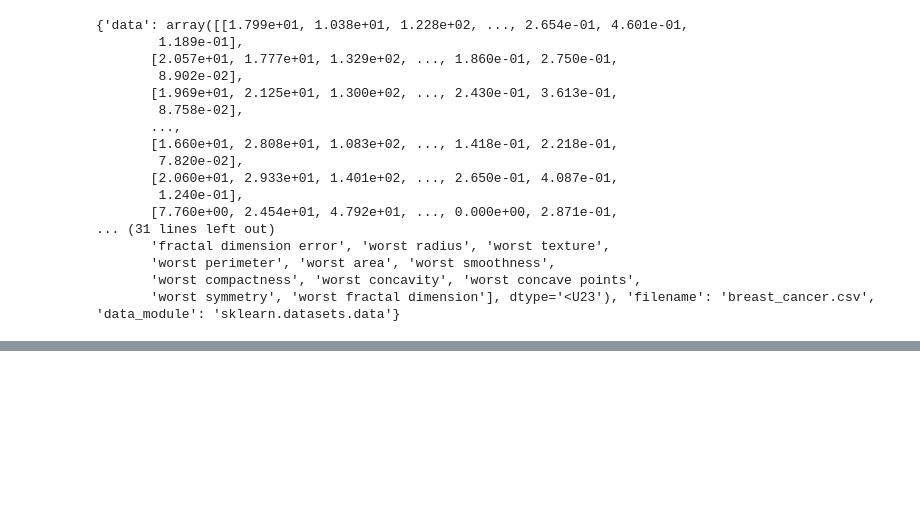
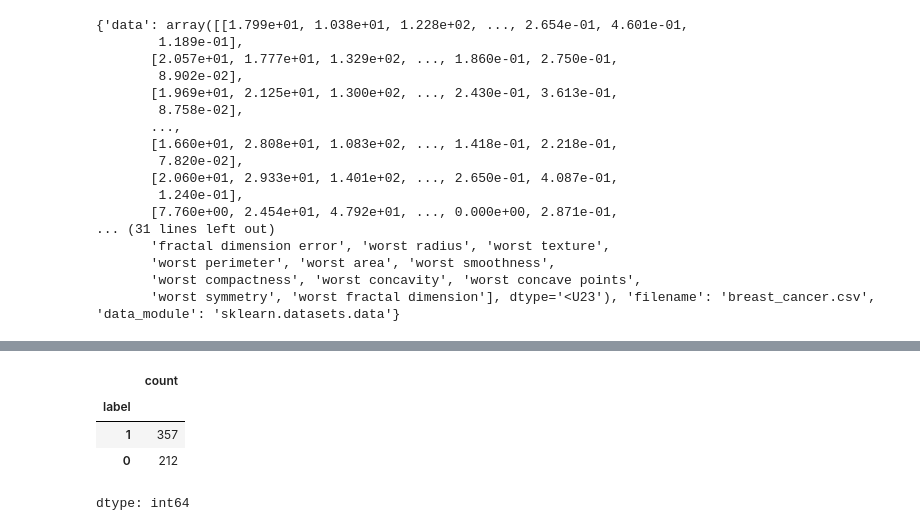
Before and after one commit to Priangshu-18/Breast-Cancer-Classification-with-Neural-Network, a Jupyter notebook: Breast_Cancer_Classification_with_Neural_Network.ipynb, the cells around one changed output, grey strips where cells are left out. Saved outputs shown, nothing was run; the diff lists cells and outputs as text; code cells hidden in the pictures; blank space fills up the shorter version.

```diff
--- a/Breast_Cancer_Classification_with_Neural_Network.ipynb
+++ b/Breast_Cancer_Classification_with_Neural_Network.ipynb
@@ -30,0 +102,8 @@ print(breast_cancer_data)
+# %%
+data_frame['label'].value_counts()
+# %% [output]
+|  | count |
+| label |  |
+| 1 | 357 |
+| 0 | 212 |
+dtype: int64
```
Also changed, not shown: parts of 21 cells of this notebook.
